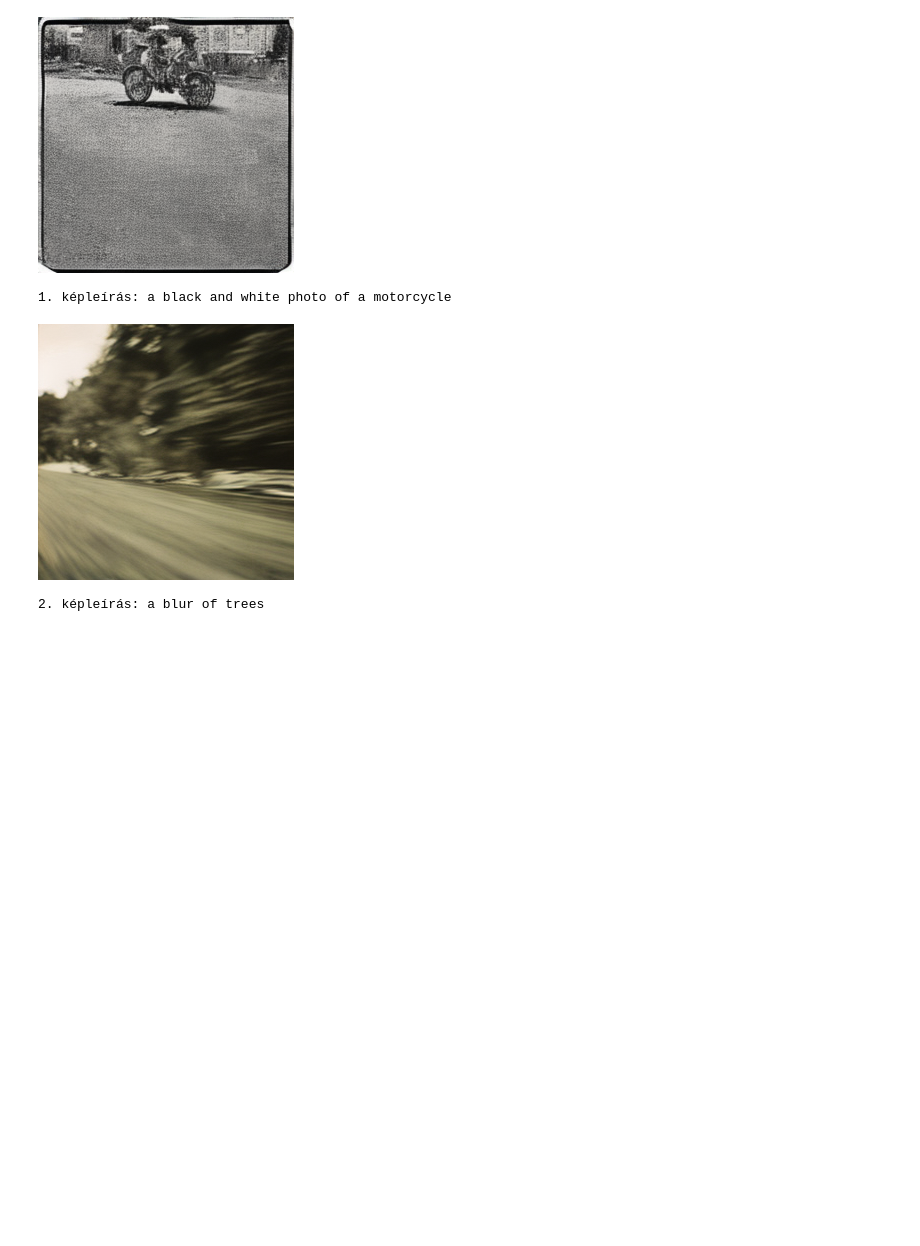
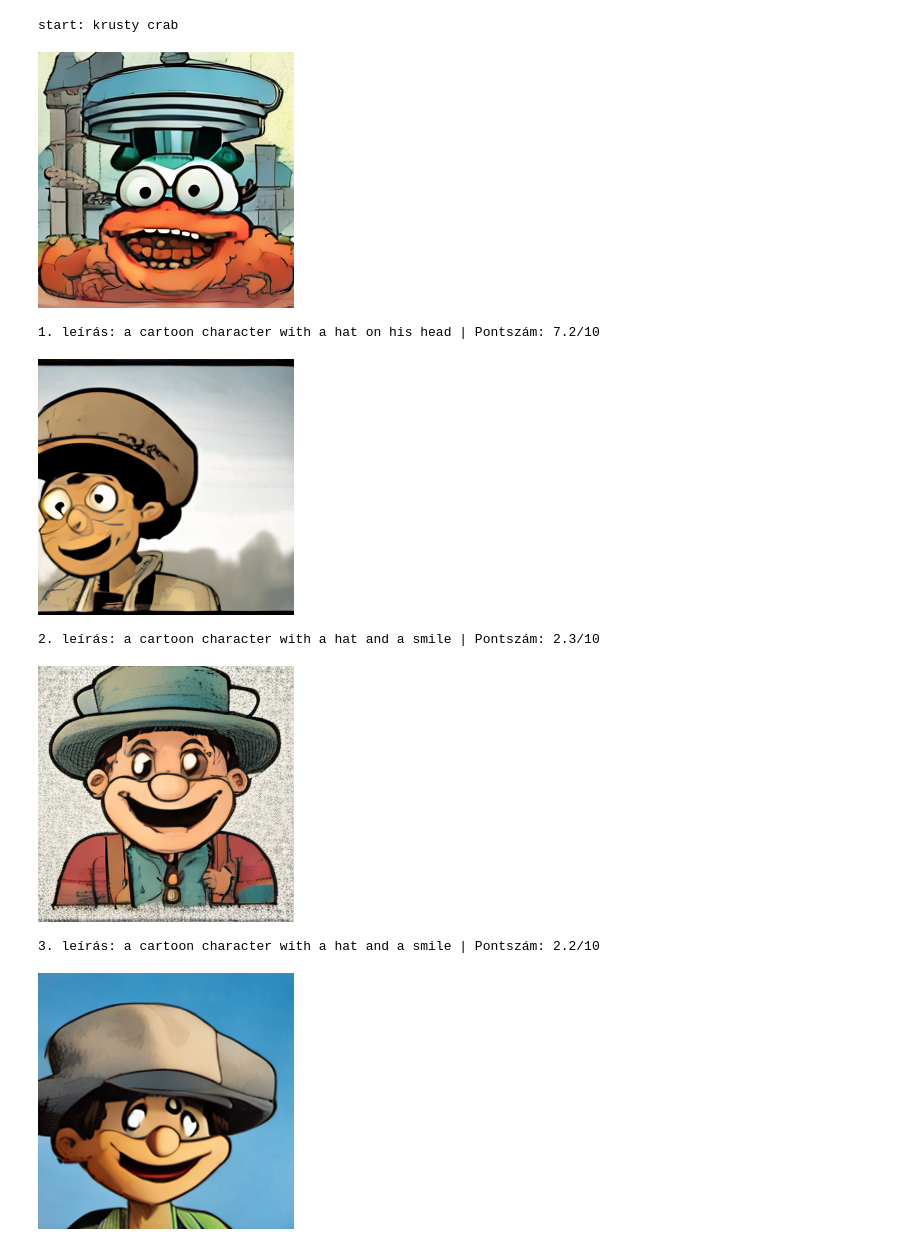
Before and after one commit to ItsGyura/beadando, a Jupyter notebook: Haladó_programozás_beadandó.ipynb, the cells around one changed output. Drawn from its saved outputs; the diff is of its cells as text; code cells hidden in the pictures; blank space fills up the shorter version.

```diff
--- a/Haladó_programozás_beadandó.ipynb
+++ b/Haladó_programozás_beadandó.ipynb
@@ -5,7 +5,7 @@
 
 import torch
 from diffusers import DiffusionPipeline
-from transformers import BlipProcessor, BlipForConditionalGeneration
+from transformers import BlipProcessor, BlipForConditionalGeneration,CLIPProcessor, CLIPModel
 import matplotlib.pyplot as plt
 
 Kezdo_szoveg = "krusty crab"
@@ -37,6 +37,24 @@ model = BlipForConditionalGeneration.from_pretrained(
 clip = CLIPModel.from_pretrained("openai/clip-vit-base-patch32").to(device)
 clip_proc = CLIPProcessor.from_pretrained("openai/clip-vit-base-patch32")
 
+def make_image(text):
+    return pipe(text, num_inference_steps=1, guidance_scale=0.0, height=size, width=size).images[0]
+
+
+def describe_image(image):
+    inputs = processor(image, return_tensors="pt").to(device, dtype)
+    with torch.no_grad():
+        out = model.generate(**inputs, max_new_tokens=20)
+    return processor.decode(out[0], skip_special_tokens=True)
+
+
+def score(image, text):
+    inputs = clip_proc(text=[text], images=image, return_tensors="pt", padding=True).to(device)
+    with torch.no_grad():
+        out = clip(**inputs)
+    raw = torch.cosine_similarity(out.image_embeds, out.text_embeds).item()
+    ten = (raw - CLIP_MIN) / (CLIP_MAX - CLIP_MIN) * 10
+    return max(0, min(10, ten))
 # ==========================================
 # 3. SZEGMENT: 1. kör (Szöveg -> Kép -> Szöveg)
 # ==========================================
@@ -52,28 +65,20 @@ NameError: name 'CLIPModel' is not defined
-# %%
-prompt_1 = "motorbike"
-image_1 = pipe(prompt_1, num_inference_steps=1, guidance_scale=0.0, height=size, width=size).images[0]
-display(image_1)
-
-inputs_1 = processor(image_1, return_tensors="pt").to(device, dtype)
-with torch.no_grad():
-    out_1 = model.generate(**inputs_1, max_new_tokens=20)
-caption_1 = processor.decode(out_1[0], skip_special_tokens=True)
-print("1. képleírás:", caption_1)
-
-
-# ==========================================
-# 4. SZEGMENT: 2. kör (Új szöveg -> Kép -> Szöveg)
-# ==========================================
-image_2 = pipe(caption_1, num_inference_steps=1, guidance_scale=0.0, height=size, width=size).images[0]
-display(image_2)
-
-inputs_2 = processor(image_2, return_tensors="pt").to(device, dtype)
-with torch.no_grad():
-    out_2 = model.generate(**inputs_2, max_new_tokens=20)
-caption_2 = processor.decode(out_2[0], skip_special_tokens=True)
-print("2. képleírás:", caption_2)
-# %% [output]
-[figure, removed]
-1. képleírás: a black and white photo of a motorcycle
-[figure, removed]
-2. képleírás: a blur of trees
+# %%
+text = Kezdo_szoveg
+scores = []
+print("start:", text)
+
+for i in range(1, Korok + 1):
+    image = make_image(text)
+    display(image)
+    scores.append(score(image, Kezdo_szoveg))
+    text = describe_image(image)
+    print(f"{i}. leírás: {text} | Pontszám: {scores[-1]:.1f}/10")
+# %% [output]
+start: krusty crab
+[figure, added]
+1. leírás: a cartoon character with a hat on his head | Pontszám: 7.2/10
+[figure, added]
+2. leírás: a cartoon character with a hat and a smile | Pontszám: 2.3/10
+[figure, added]
+3. leírás: a cartoon character with a hat and a smile | Pontszám: 2.2/10
+[figure, added]
```
Also changed, not shown: parts of 2 cells of this notebook.
